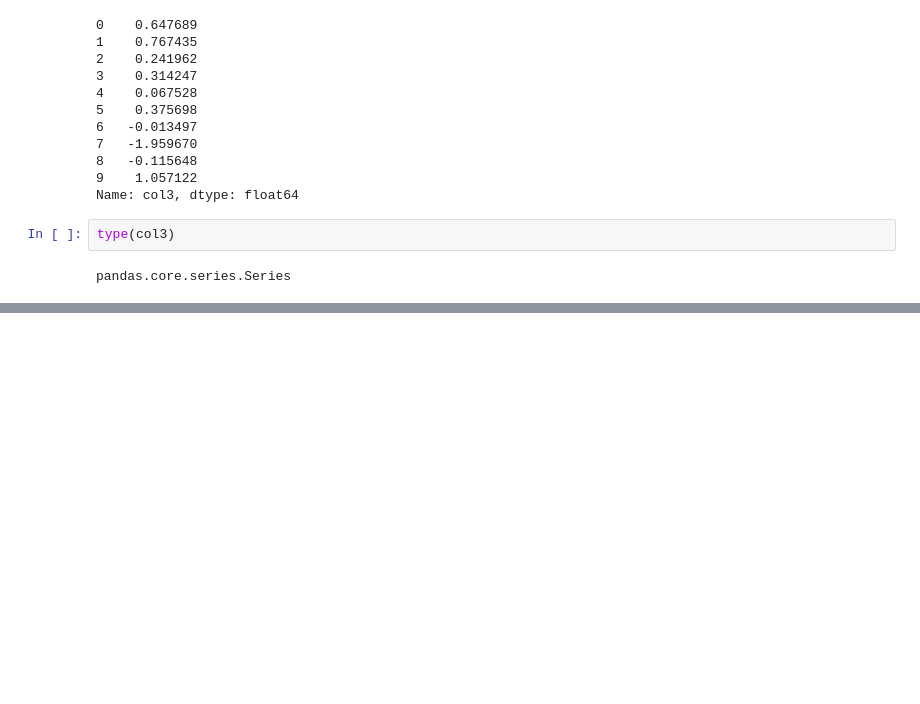
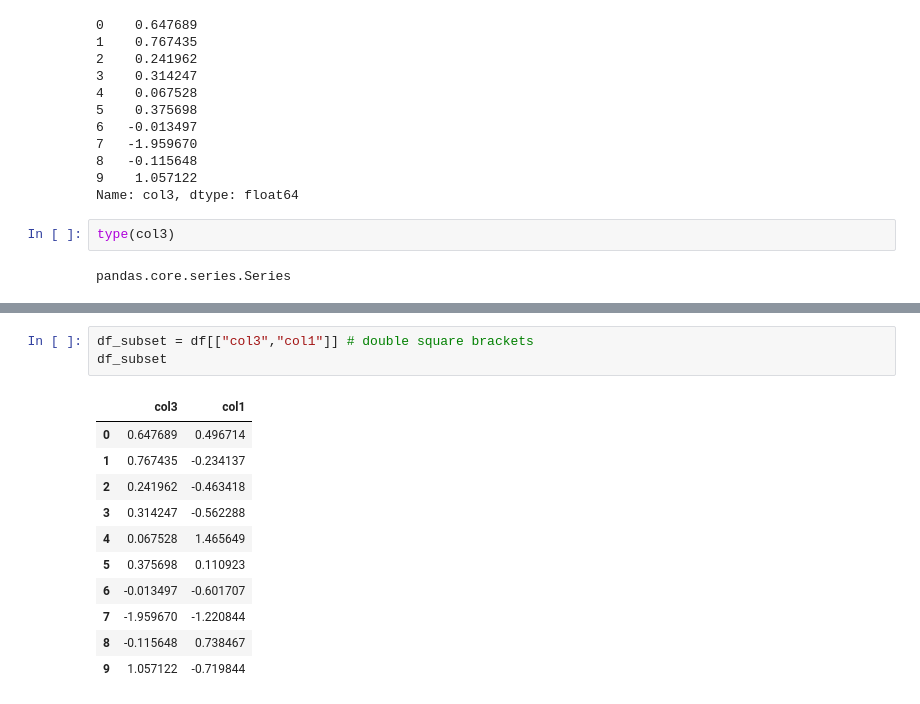
Before and after one commit to gitzV/DataScience, a Jupyter notebook: tds_pandas.ipynb, the cells around one changed output, grey strips where cells are left out. Saved outputs shown, nothing was run; the diff lists cells and outputs as text; blank space fills up the shorter version.

```diff
--- a/tds_pandas.ipynb
+++ b/tds_pandas.ipynb
@@ -75,0 +107,15 @@ pandas.core.series.Series
+# %%
+df_subset = df[["col3","col1"]] # double square brackets
+df_subset
+# %% [output]
+|  | col3 | col1 |
+| 0 | 0.647689 | 0.496714 |
+| 1 | 0.767435 | -0.234137 |
+| 2 | 0.241962 | -0.463418 |
+| 3 | 0.314247 | -0.562288 |
+| 4 | 0.067528 | 1.465649 |
+| 5 | 0.375698 | 0.110923 |
+| 6 | -0.013497 | -0.601707 |
+| 7 | -1.959670 | -1.220844 |
+| 8 | -0.115648 | 0.738467 |
+| 9 | 1.057122 | -0.719844 |
```
Also changed, not shown: parts of 5 cells of this notebook.
